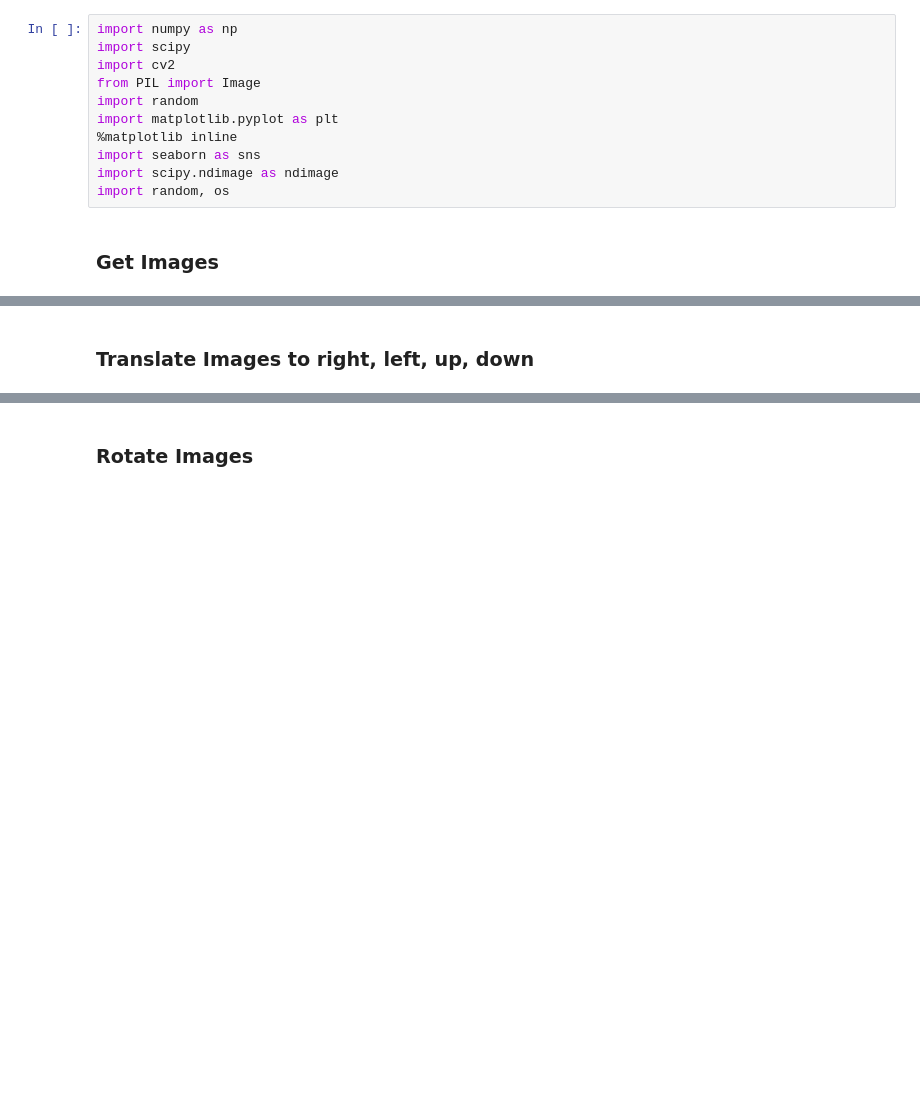
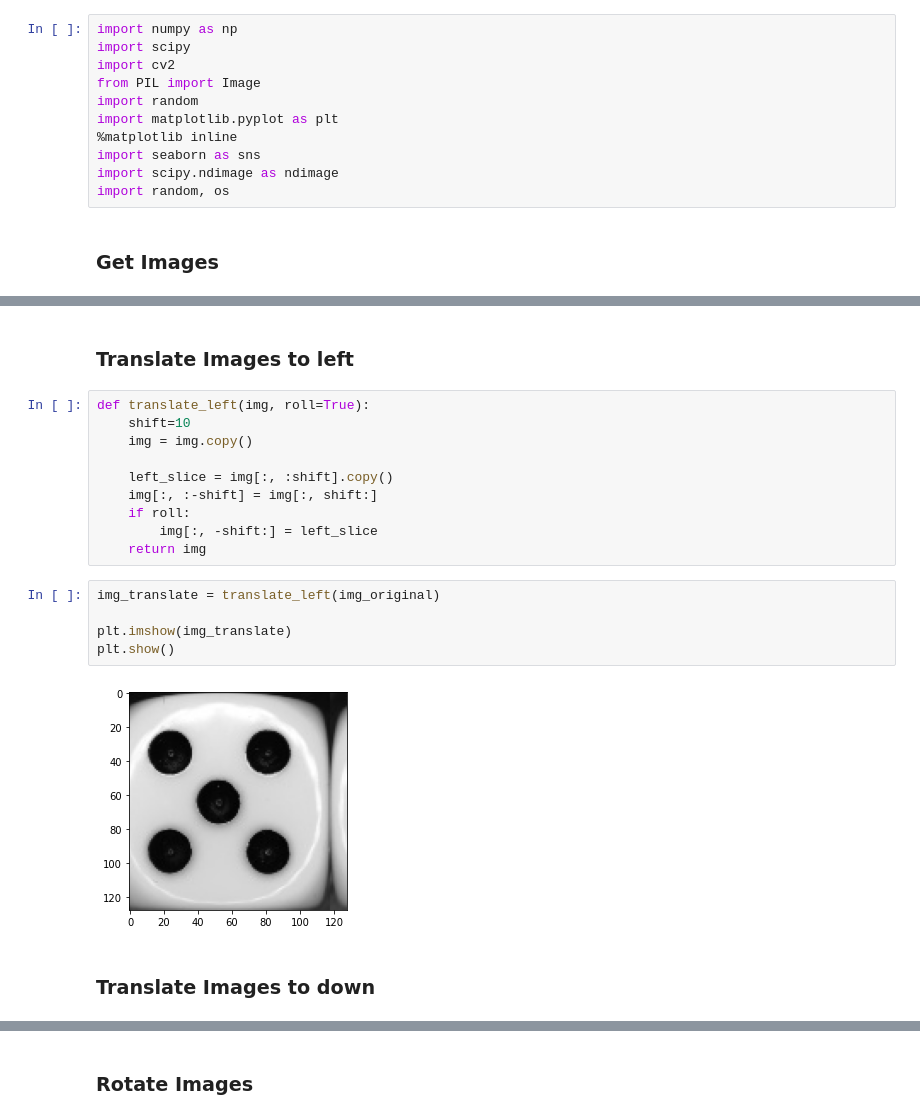
Before and after one commit to mokegg/Faktion-Anomaly-Detection, a Jupyter notebook: Image_Noise_Generator.ipynb, the cells around one changed output, grey strips where cells are left out. Drawn from its saved outputs; the diff is of its cells as text; blank space fills up the shorter version.

```diff
--- a/Image_Noise_Generator.ipynb
+++ b/Image_Noise_Generator.ipynb
@@ -32,2 +32,21 @@ plt.show()
 # %% [markdown]
-### Translate Images to right, left, up, down
+### Translate Images to left
+# %%
+def translate_left(img, roll=True):
+    shift=10
+    img = img.copy()
+
+    left_slice = img[:, :shift].copy()
+    img[:, :-shift] = img[:, shift:]
+    if roll:
+        img[:, -shift:] = left_slice
+    return img
+# %%
+img_translate = translate_left(img_original)
+
+plt.imshow(img_translate)
+plt.show()
+# %% [output]
+[figure, added]
+# %% [markdown]
+### Translate Images to down
```
Also changed, not shown: parts of 16 cells of this notebook.
